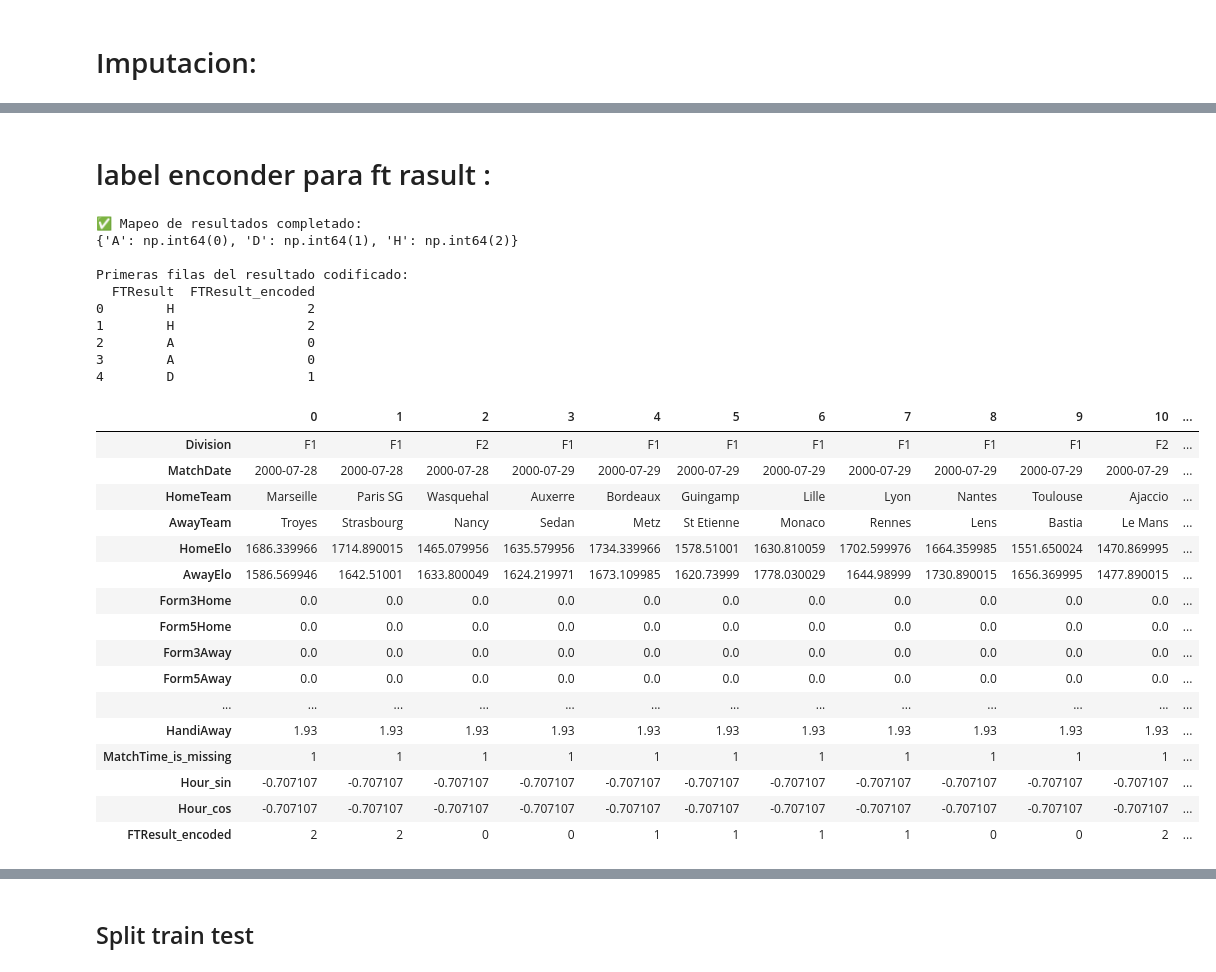
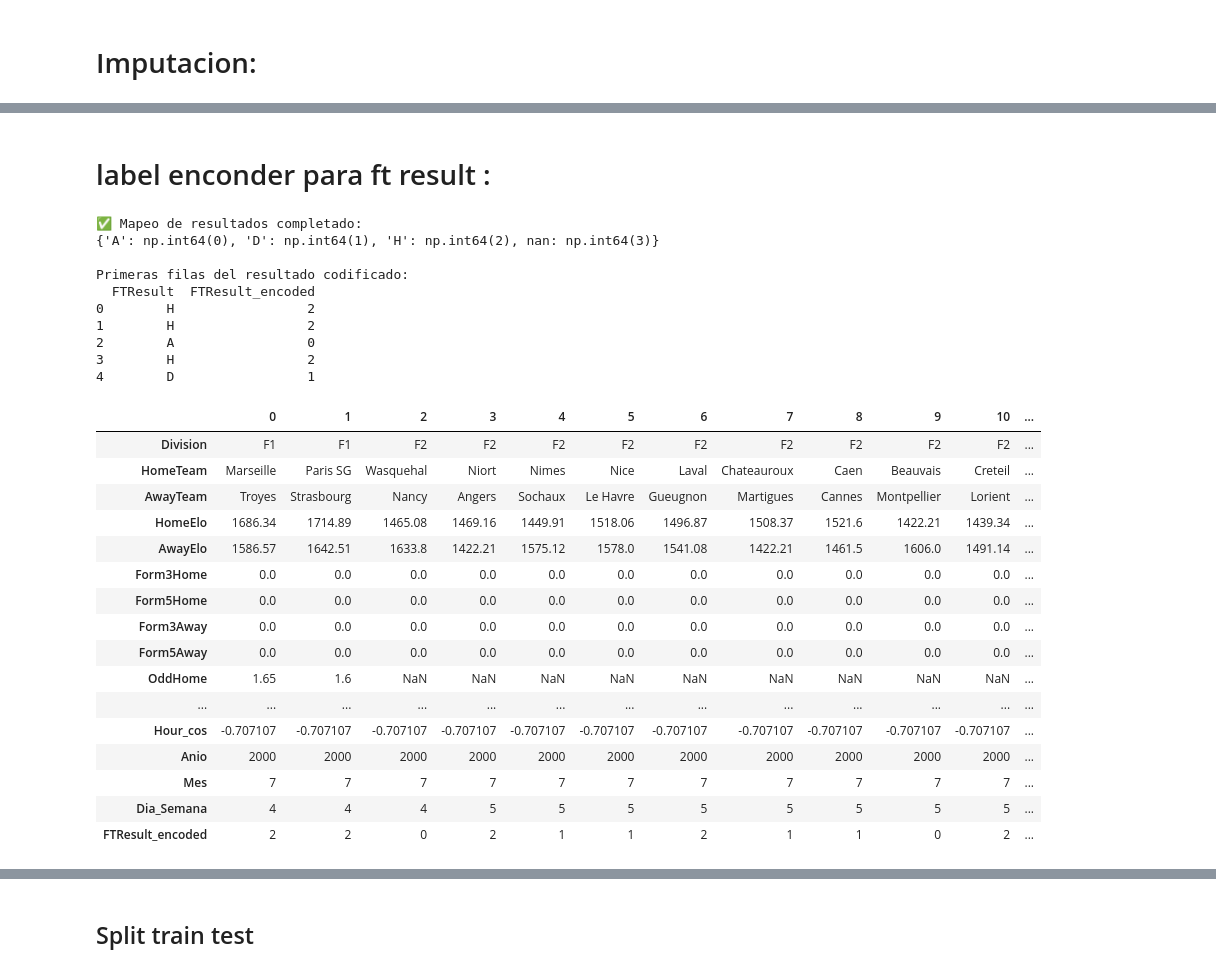
Before and after one commit to 4GeeksAcademy/Steven_Carlos_proyecto-final_, a Jupyter notebook: src/carlos.ipynb, the cells around one changed output, grey strips where cells are left out. Drawn from its saved outputs; the diff is of its cells as text; code cells hidden in the pictures.

```diff
--- a/src/carlos.ipynb
+++ b/src/carlos.ipynb
@@ -16,5 +16,5 @@ from sklearn.preprocessing import LabelEncoder
 ## Cargar data
 # %%
 
-elo_rating = pd.read_csv('../data/EloRatings.csv')
+elo = pd.read_csv('../data/EloRatings.csv')
 matches = pd.read_csv('../data/Matches.csv')
@@ -35,12 +173,12 @@ Breve introducción: a continuación he separado cada paso de la limpieza en cel
 # %%
-# 1. Eliminar columnas constantes (que tienen el mismo valor en todas las filas)
-const_cols = [col for col in matches.columns if matches[col].nunique() <= 1]
-matches.drop(columns=const_cols, inplace=True)
+# 1. Eliminar columnas constantes
+const_cols = [col for col in df.columns if df[col].nunique() <= 1]
+df.drop(columns=const_cols, inplace=True)
 
-# 2. Eliminar columnas duplicadas (mismo nombre o contenido idéntico)
-matches = matches.loc[:, ~matches.columns.duplicated()]
+# 2. Eliminar columnas duplicadas
+df = df.loc[:, ~df.columns.duplicated()]
 
 print(f"Columnas constantes eliminadas: {const_cols}")
-print(f"Forma del dataset tras limpieza inicial: {matches.shape}")
+print(f"Forma del dataset tras limpieza inicial: {df.shape}")
 # %% [output]
 Columnas constantes eliminadas: []
@@ -227,20 +339,0 @@ print("✅ Imputación de Accuracy Máximo: MICE para el núcleo y Mediana para
-# %%
-# Usamos LabelEncoder para Division y Equipos
-# Esto asigna un número único a cada nombre (ej. Real Madrid = 45)
-le_liga = LabelEncoder()
-le_equipo = LabelEncoder()
-
-datos_pre['Division_n'] = le_liga.fit_transform(datos_pre['Division'])
-
-# Como HomeTeam y AwayTeam son los mismos equipos, usamos el mismo codificador para ambos
-# Primero "aprendemos" todos los nombres de equipos que existen
-todos_los_equipos = pd.concat([datos_pre['HomeTeam'], datos_pre['AwayTeam']]).unique()
-le_equipo.fit(todos_los_equipos)
-
-datos_pre['HomeTeam_n'] = le_equipo.transform(datos_pre['HomeTeam'])
-datos_pre['AwayTeam_n'] = le_equipo.transform(datos_pre['AwayTeam'])
-
-# Borramos las columnas de texto originales
-datos_pre = datos_pre.drop(columns=['Division', 'HomeTeam', 'AwayTeam'])
-
-print("✅ Equipos y Divisiones convertidos a números.")
@@ -300,14 +449,9 @@ HomeElo           0
 dtype: int64
 # %% [markdown]
-# label enconder para ft rasult :
+# label enconder para ft result :
 # %%
-import numpy as np
-from sklearn.experimental import enable_iterative_imputer
-from sklearn.impute import IterativeImputer
-from sklearn.preprocessing import LabelEncoder
 
-
-datos_pre = datos_pre.dropna(subset=['FTResult'])
+# datos_pre = datos_pre.dropna(subset=['FTResult'])
 le = LabelEncoder()
 datos_pre['FTResult_encoded'] = le.fit_transform(datos_pre['FTResult'])
 
@@ -317,36 +461,35 @@ mapping = dict(zip(le.classes_, le.transform(le.classes_)))
 print("✅ Mapeo de resultados completado:")
 print(mapping)
 print("\nPrimeras filas del resultado codificado:")
-print(matches[['FTResult', 'FTResult_encoded']].head())
+print(datos_pre[['FTResult', 'FTResult_encoded']].head())
 # %% [output]
 ✅ Mapeo de resultados completado:
-{'A': np.int64(0), 'D': np.int64(1), 'H': np.int64(2)}
+{'A': np.int64(0), 'D': np.int64(1), 'H': np.int64(2), nan: np.int64(3)}
 
 Primeras filas del resultado codificado:
   FTResult  FTResult_encoded
 0        H                 2
 1        H                 2
 2        A                 0
-3        A                 0
+3        H                 2
 4        D                 1
 # %%
-datos_pre = datos_pre.drop(columns=["FTResult"])
 datos_pre.head(20).T
 # %% [output]
 |  | 0 | 1 | 2 | 3 | 4 | 5 | 6 | 7 | 8 | 9 | 10 | ... |
-| Division | F1 | F1 | F2 | F1 | F1 | F1 | F1 | F1 | F1 | F1 | F2 | ... |
-| MatchDate | 2000-07-28 | 2000-07-28 | 2000-07-28 | 2000-07-29 | 2000-07-29 | 2000-07-29 | 2000-07-29 | 2000-07-29 | 2000-07-29 | 2000-07-29 | 2000-07-29 | ... |
-| HomeTeam | Marseille | Paris SG | Wasquehal | Auxerre | Bordeaux | Guingamp | Lille | Lyon | Nantes | Toulouse | Ajaccio | ... |
-| AwayTeam | Troyes | Strasbourg | Nancy | Sedan | Metz | St Etienne | Monaco | Rennes | Lens | Bastia | Le Mans | ... |
-| HomeElo | 1686.339966 | 1714.890015 | 1465.079956 | 1635.579956 | 1734.339966 | 1578.51001 | 1630.810059 | 1702.599976 | 1664.359985 | 1551.650024 | 1470.869995 | ... |
-| AwayElo | 1586.569946 | 1642.51001 | 1633.800049 | 1624.219971 | 1673.109985 | 1620.73999 | 1778.030029 | 1644.98999 | 1730.890015 | 1656.369995 | 1477.890015 | ... |
+| Division | F1 | F1 | F2 | F2 | F2 | F2 | F2 | F2 | F2 | F2 | F2 | ... |
+| HomeTeam | Marseille | Paris SG | Wasquehal | Niort | Nimes | Nice | Laval | Chateauroux | Caen | Beauvais | Creteil | ... |
+| AwayTeam | Troyes | Strasbourg | Nancy | Angers | Sochaux | Le Havre | Gueugnon | Martigues | Cannes | Montpellier | Lorient | ... |
+| HomeElo | 1686.34 | 1714.89 | 1465.08 | 1469.16 | 1449.91 | 1518.06 | 1496.87 | 1508.37 | 1521.6 | 1422.21 | 1439.34 | ... |
+| AwayElo | 1586.57 | 1642.51 | 1633.8 | 1422.21 | 1575.12 | 1578.0 | 1541.08 | 1422.21 | 1461.5 | 1606.0 | 1491.14 | ... |
 | Form3Home | 0.0 | 0.0 | 0.0 | 0.0 | 0.0 | 0.0 | 0.0 | 0.0 | 0.0 | 0.0 | 0.0 | ... |
 | Form5Home | 0.0 | 0.0 | 0.0 | 0.0 | 0.0 | 0.0 | 0.0 | 0.0 | 0.0 | 0.0 | 0.0 | ... |
 | Form3Away | 0.0 | 0.0 | 0.0 | 0.0 | 0.0 | 0.0 | 0.0 | 0.0 | 0.0 | 0.0 | 0.0 | ... |
 | Form5Away | 0.0 | 0.0 | 0.0 | 0.0 | 0.0 | 0.0 | 0.0 | 0.0 | 0.0 | 0.0 | 0.0 | ... |
+| OddHome | 1.65 | 1.6 | NaN | NaN | NaN | NaN | NaN | NaN | NaN | NaN | NaN | ... |
 | ... | ... | ... | ... | ... | ... | ... | ... | ... | ... | ... | ... | ... |
-| HandiAway | 1.93 | 1.93 | 1.93 | 1.93 | 1.93 | 1.93 | 1.93 | 1.93 | 1.93 | 1.93 | 1.93 | ... |
-| MatchTime_is_missing | 1 | 1 | 1 | 1 | 1 | 1 | 1 | 1 | 1 | 1 | 1 | ... |
-| Hour_sin | -0.707107 | -0.707107 | -0.707107 | -0.707107 | -0.707107 | -0.707107 | -0.707107 | -0.707107 | -0.707107 | -0.707107 | -0.707107 | ... |
 | Hour_cos | -0.707107 | -0.707107 | -0.707107 | -0.707107 | -0.707107 | -0.707107 | -0.707107 | -0.707107 | -0.707107 | -0.707107 | -0.707107 | ... |
-| FTResult_encoded | 2 | 2 | 0 | 0 | 1 | 1 | 1 | 1 | 0 | 0 | 2 | ... |
+| Anio | 2000 | 2000 | 2000 | 2000 | 2000 | 2000 | 2000 | 2000 | 2000 | 2000 | 2000 | ... |
+| Mes | 7 | 7 | 7 | 7 | 7 | 7 | 7 | 7 | 7 | 7 | 7 | ... |
+| Dia_Semana | 4 | 4 | 4 | 5 | 5 | 5 | 5 | 5 | 5 | 5 | 5 | ... |
+| FTResult_encoded | 2 | 2 | 0 | 2 | 1 | 1 | 2 | 1 | 1 | 0 | 2 | ... |
```
Also changed, not shown: parts of 29 cells of this notebook.
